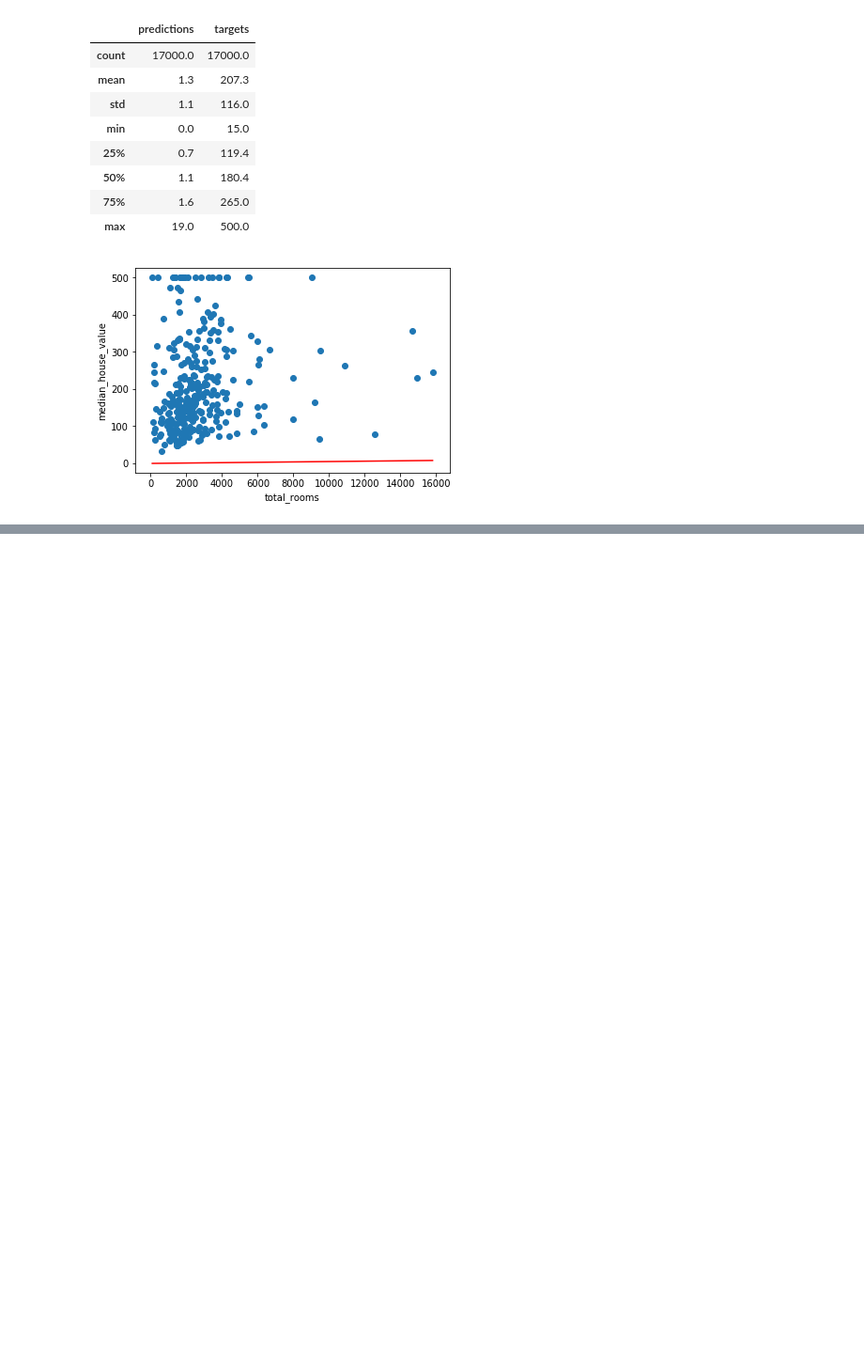
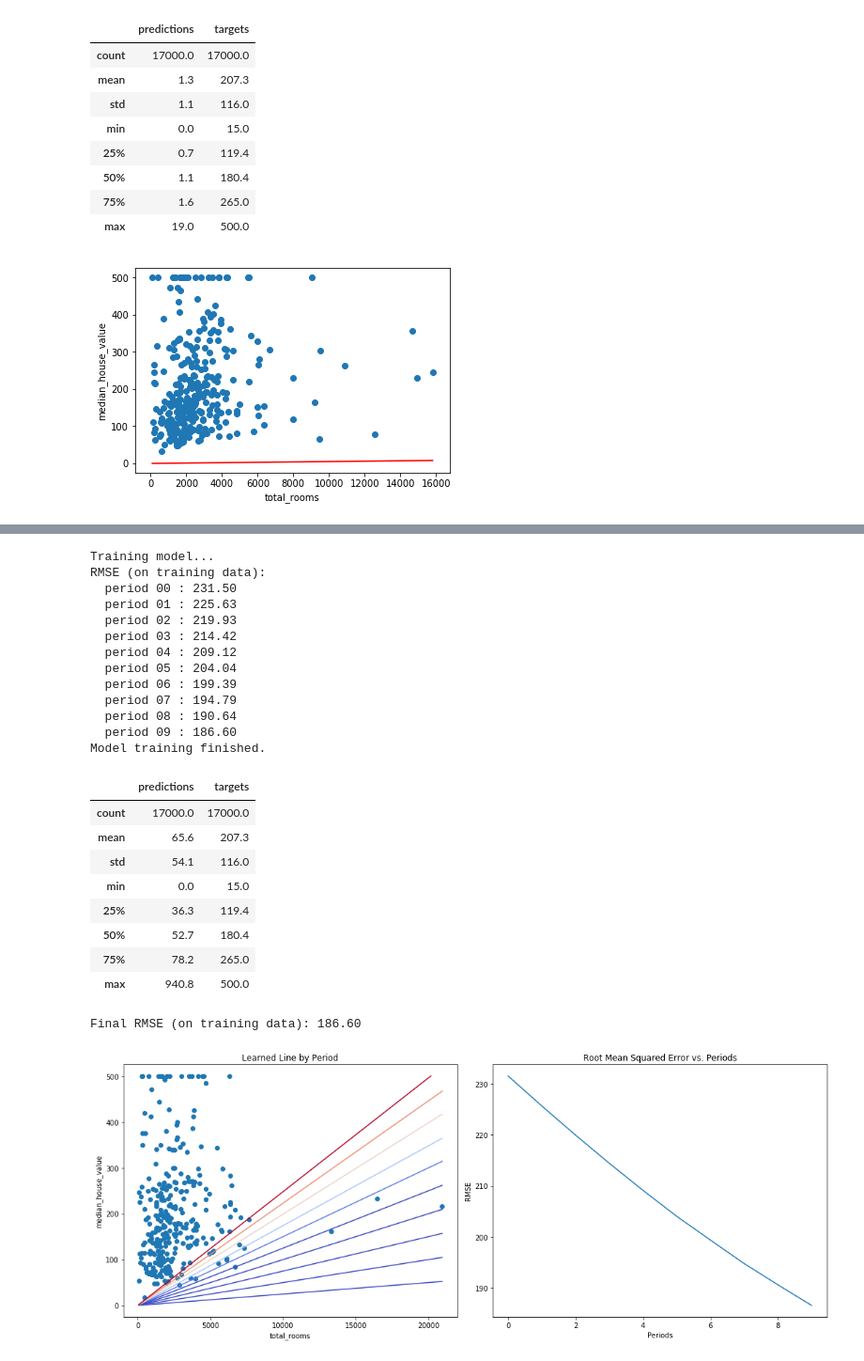
Before and after one commit to AustinSong/ml-crash-course, a Jupyter notebook: first-steps-with-tf/First Steps with Tensorflow.ipynb, the cells around one changed output, grey strips where cells are left out. Shown at 94% size. Saved outputs shown, nothing was run; the diff lists cells and outputs as text; code cells hidden in the pictures; blank space fills up the shorter version.

```diff
--- a/first-steps-with-tf/First Steps with Tensorflow.ipynb
+++ b/first-steps-with-tf/First Steps with Tensorflow.ipynb
@@ -372,0 +375,27 @@ Final RMSE (on training data): 225.63
+# %%
+train_model(learning_rate=.00001, steps=500, batch_size=10)
+# %% [output]
+Training model...
+RMSE (on training data):
+  period 00 : 231.50
+  period 01 : 225.63
+  period 02 : 219.93
+  period 03 : 214.42
+  period 04 : 209.12
+  period 05 : 204.04
+  period 06 : 199.39
+  period 07 : 194.79
+  period 08 : 190.64
+  period 09 : 186.60
+Model training finished.
+|  | predictions | targets |
+| count | 17000.0 | 17000.0 |
+| mean | 65.6 | 207.3 |
+| std | 54.1 | 116.0 |
+| min | 0.0 | 15.0 |
+| 25% | 36.3 | 119.4 |
+| 50% | 52.7 | 180.4 |
+| 75% | 78.2 | 265.0 |
+| max | 940.8 | 500.0 |
+Final RMSE (on training data): 186.60
+[figure, added]
```
Also changed, not shown: parts of 3 cells of this notebook.
